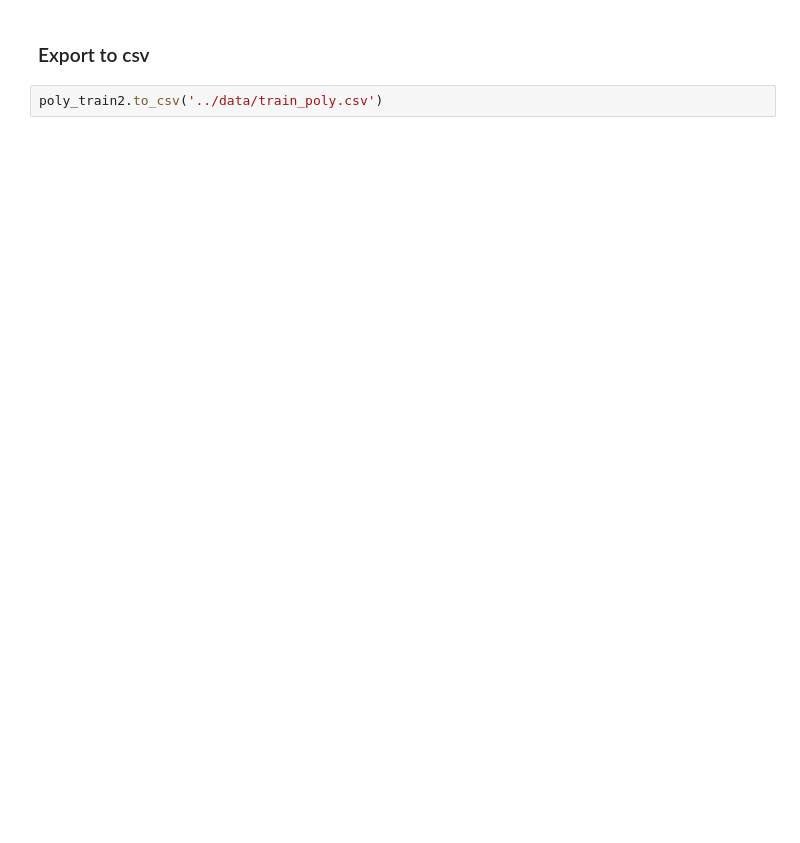
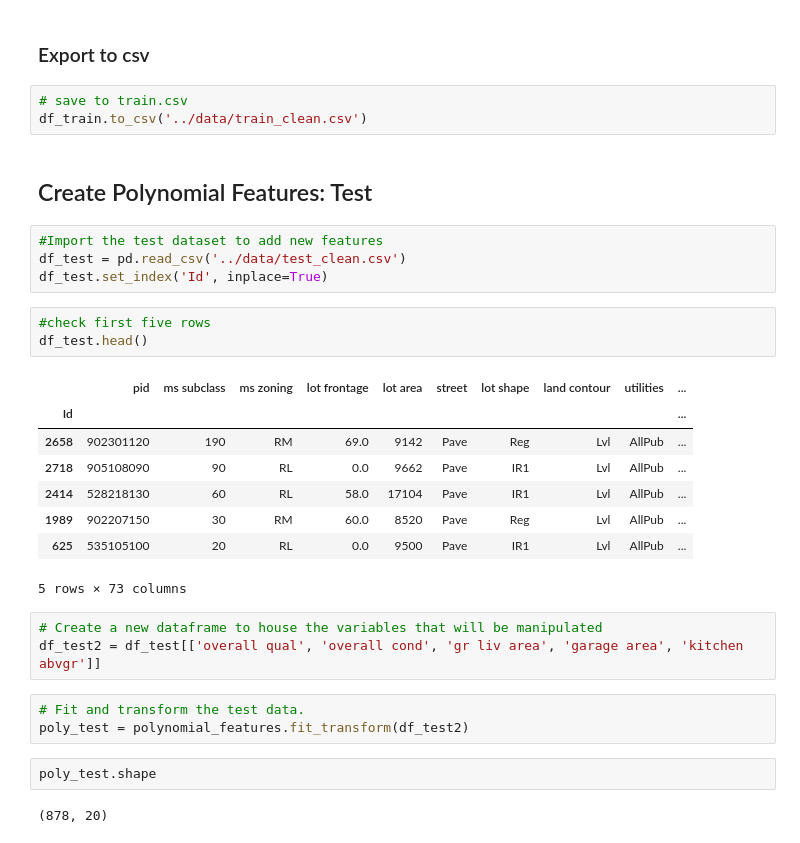
Before and after one commit to jessicarose00/housing_price_predictions, a Jupyter notebook: code/02_Preprocessing_Feature_Engineering.ipynb, the cells around one changed output. Saved outputs shown, nothing was run; the diff lists cells and outputs as text; blank space fills up the shorter version.

```diff
--- a/code/02_Preprocessing_Feature_Engineering.ipynb
+++ b/code/02_Preprocessing_Feature_Engineering.ipynb
@@ -129,4 +178,33 @@ sns.pairplot(data=poly_train2,
 # %% [markdown]
 ### Export to csv
-# %%
-poly_train2.to_csv('../data/train_poly.csv')
+# %%
+# save to train.csv
+df_train.to_csv('../data/train_clean.csv')
+# %% [markdown]
+## Create Polynomial Features: Test
+# %%
+#Import the test dataset to add new features
+df_test = pd.read_csv('../data/test_clean.csv')
+df_test.set_index('Id', inplace=True)
+# %%
+#check first five rows
+df_test.head()
+# %% [output]
+|  | pid | ms subclass | ms zoning | lot frontage | lot area | street | lot shape | land contour | utilities | ... |
+| Id |  |  |  |  |  |  |  |  |  | ... |
+| 2658 | 902301120 | 190 | RM | 69.0 | 9142 | Pave | Reg | Lvl | AllPub | ... |
+| 2718 | 905108090 | 90 | RL | 0.0 | 9662 | Pave | IR1 | Lvl | AllPub | ... |
+| 2414 | 528218130 | 60 | RL | 58.0 | 17104 | Pave | IR1 | Lvl | AllPub | ... |
+| 1989 | 902207150 | 30 | RM | 60.0 | 8520 | Pave | Reg | Lvl | AllPub | ... |
+| 625 | 535105100 | 20 | RL | 0.0 | 9500 | Pave | IR1 | Lvl | AllPub | ... |
+5 rows × 73 columns
+# %%
+# Create a new dataframe to house the variables that will be manipulated
+df_test2 = df_test[['overall qual', 'overall cond', 'gr liv area', 'garage area', 'kitchen abvgr']]
+# %%
+# Fit and transform the test data.
+poly_test = polynomial_features.fit_transform(df_test2)
+# %%
+poly_test.shape
+# %% [output]
+(878, 20)
```
Also changed, not shown: parts of 24 cells of this notebook, 10 other files.
